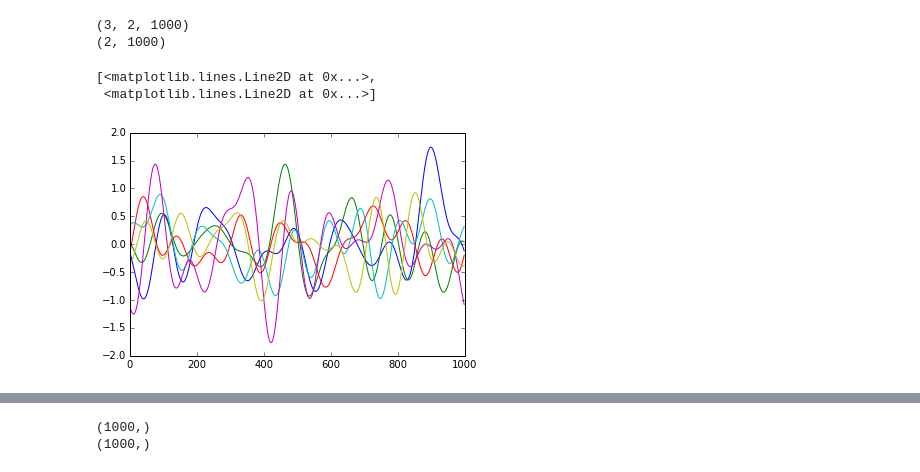
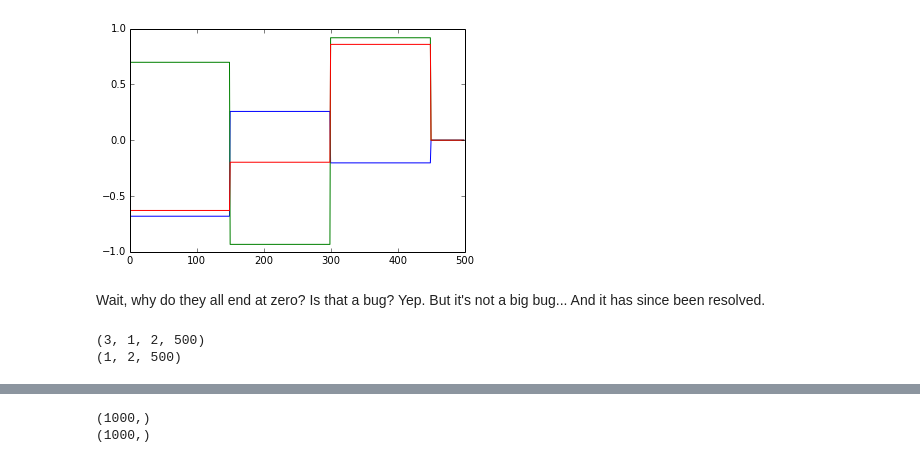
Before and after one commit to Seanny123/rnn-comparison, a Jupyter notebook: dataset-check.ipynb, the cells around one changed output, grey strips where cells are left out. Drawn from its saved outputs; the diff is of its cells as text; code cells hidden in the pictures.

```diff
--- a/dataset-check.ipynb
+++ b/dataset-check.ipynb
@@ -5,15 +26,24 @@ import matplotlib.pyplot as plt
+# %%
+dat = np.load("datasets/dataset_disc_speccls_0.5_2_3_0.npz")["class_sig_list"]
+
+disc_dat = []
+for i in range(dat.shape[0]):
+    disc_dat.append(dat[i, :, 1].T)
+# %%
+for d in disc_dat:
+    plt.plot(d)
+# %% [output]
+[figure, added]
+# %% [markdown]
+Wait, why do they all end at zero? Is that a bug? Yep. But it's not a big bug... And it has since been resolved.
 # %%
-dat = np.load("datasets/dataset_cont_speccls_1_2_3.npz")["class_sig_list"]
+dat = np.load("datasets/dataset_orth_speccls_0.5_2_3_0.npz")["class_sig_list"]
 print(dat.shape)
 print(dat[0].shape)
+
+orth_dat = []
+for i in range(dat.shape[0]):
+    orth_dat.append(dat[i, :, 1].T)
 # %% [output]
-(3, 2, 1000)
-(2, 1000)
+(3, 1, 2, 500)
+(1, 2, 500)
-# %%
-plt.plot(dat[0].T)
-plt.plot(dat[1].T)
-plt.plot(dat[2].T)
-# %% [output]
-[<matplotlib.lines.Line2D at 0x...>,
- <matplotlib.lines.Line2D at 0x...>]
-[figure, removed]
```
Also changed, not shown: parts of 9 cells of this notebook, 2 other files.
